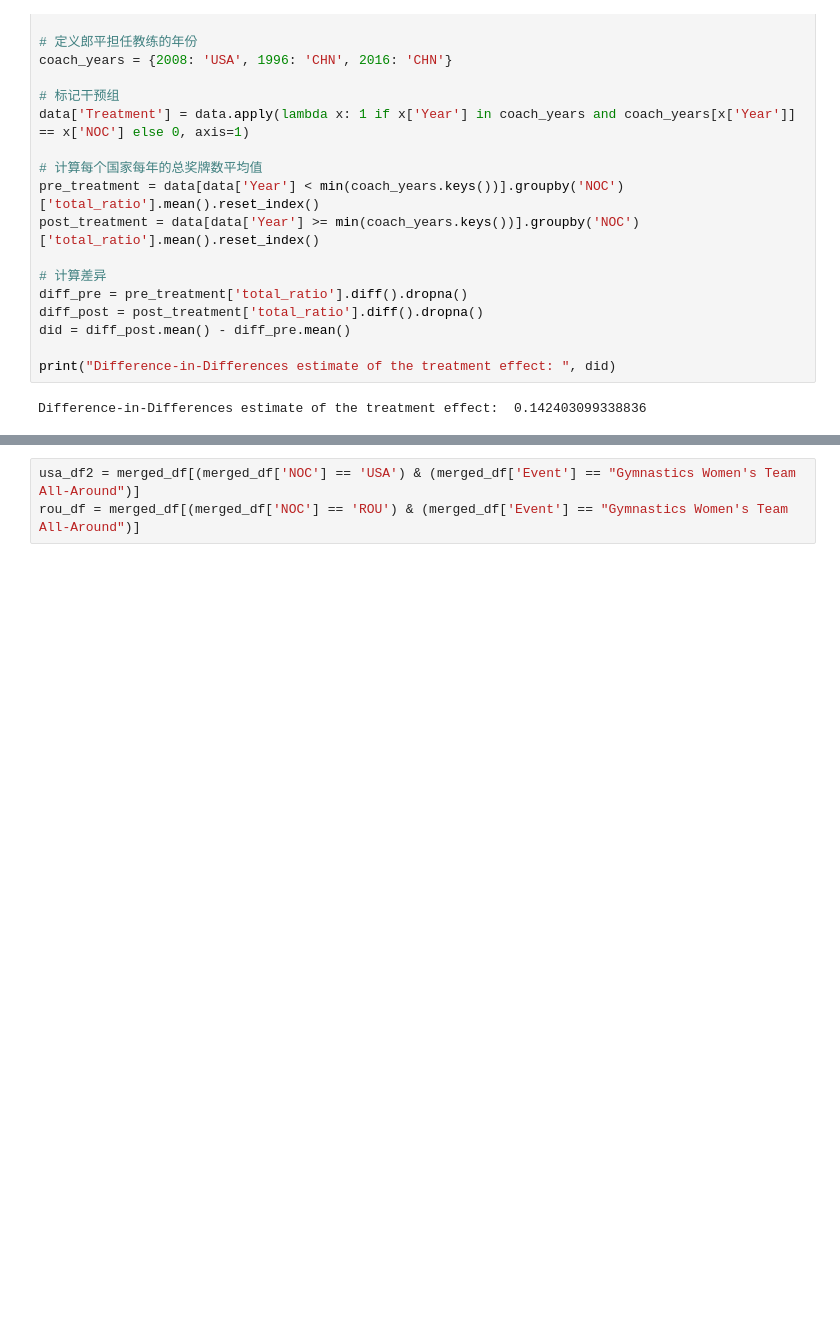
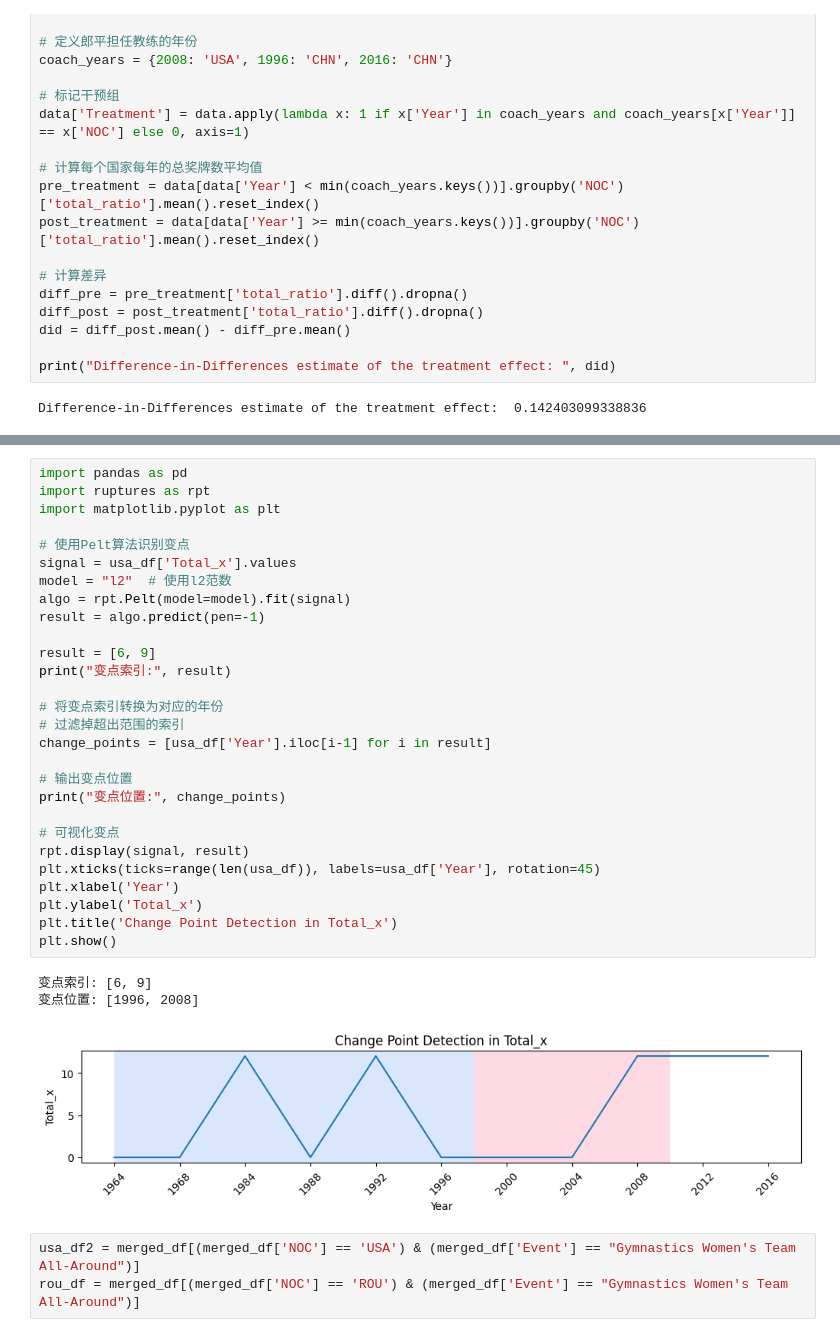
Before and after one commit to alanzhou001/mcm2025, a Jupyter notebook: notebook/prob2.ipynb, the cells around one changed output, grey strips where cells are left out. Drawn from its saved outputs; the diff is of its cells as text; blank space fills up the shorter version.

```diff
--- a/notebook/prob2.ipynb
+++ b/notebook/prob2.ipynb
@@ -498,3 +511,35 @@ Difference-in-Differences estimate of the treatment effect:  0.142403099338836
+# %%
+import pandas as pd
+import ruptures as rpt
+import matplotlib.pyplot as plt
+
+# 使用Pelt算法识别变点
+signal = usa_df['Total_x'].values
+model = "l2"  # 使用l2范数
+algo = rpt.Pelt(model=model).fit(signal)
+result = algo.predict(pen=-1)
+
+result = [6, 9]
+print("变点索引:", result)
+
+# 将变点索引转换为对应的年份
+# 过滤掉超出范围的索引
+change_points = [usa_df['Year'].iloc[i-1] for i in result]
+
+# 输出变点位置
+print("变点位置:", change_points)
+
+# 可视化变点
+rpt.display(signal, result)
+plt.xticks(ticks=range(len(usa_df)), labels=usa_df['Year'], rotation=45)
+plt.xlabel('Year')
+plt.ylabel('Total_x')
+plt.title('Change Point Detection in Total_x')
+plt.show()
+# %% [output]
+变点索引: [6, 9]
+变点位置: [1996, 2008]
+[figure, added]
 # %%
 usa_df2 = merged_df[(merged_df['NOC'] == 'USA') & (merged_df['Event'] == "Gymnastics Women's Team All-Around")]
 rou_df = merged_df[(merged_df['NOC'] == 'ROU') & (merged_df['Event'] == "Gymnastics Women's Team All-Around")]
```
Also changed, not shown: parts of 1 cell of this notebook, 23 other files.
